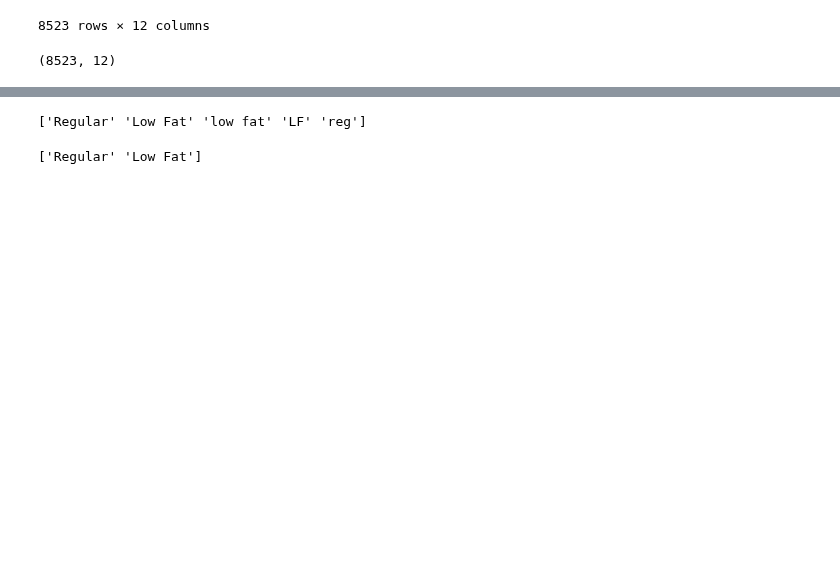
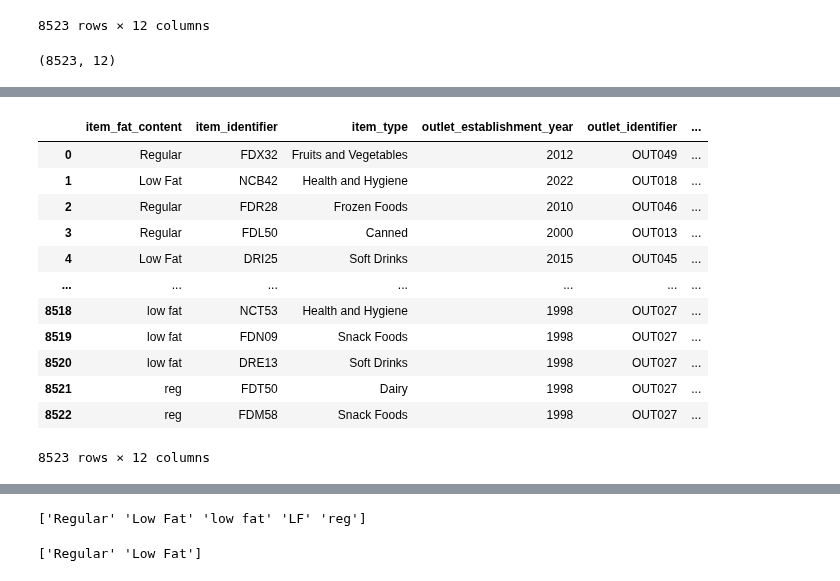
Before and after one commit to maheshkshi400/juypter, a Jupyter notebook: Data analytics/project/blinkit_analysis/blinkit_analysis.ipynb, the cells around one changed output, grey strips where cells are left out. Drawn from its saved outputs; the diff is of its cells as text; code cells hidden in the pictures; blank space fills up the shorter version.

```diff
--- a/Data analytics/project/blinkit_analysis/blinkit_analysis.ipynb
+++ b/Data analytics/project/blinkit_analysis/blinkit_analysis.ipynb
@@ -36,4 +36,22 @@ Index(['Item Fat Content', 'Item Identifier', 'Item Type',
       dtype='object')
+# %%
+df.columns = df.columns.str.lower()
+df.columns = df.columns.str.replace(' ','_')
+df
+# %% [output]
+|  | item_fat_content | item_identifier | item_type | outlet_establishment_year | outlet_identifier | ... |
+| 0 | Regular | FDX32 | Fruits and Vegetables | 2012 | OUT049 | ... |
+| 1 | Low Fat | NCB42 | Health and Hygiene | 2022 | OUT018 | ... |
+| 2 | Regular | FDR28 | Frozen Foods | 2010 | OUT046 | ... |
+| 3 | Regular | FDL50 | Canned | 2000 | OUT013 | ... |
+| 4 | Low Fat | DRI25 | Soft Drinks | 2015 | OUT045 | ... |
+| ... | ... | ... | ... | ... | ... | ... |
+| 8518 | low fat | NCT53 | Health and Hygiene | 1998 | OUT027 | ... |
+| 8519 | low fat | FDN09 | Snack Foods | 1998 | OUT027 | ... |
+| 8520 | low fat | DRE13 | Soft Drinks | 1998 | OUT027 | ... |
+| 8521 | reg | FDT50 | Dairy | 1998 | OUT027 | ... |
+| 8522 | reg | FDM58 | Snack Foods | 1998 | OUT027 | ... |
+8523 rows × 12 columns
 # %%
 df.dtypes
 # %% [output]
```
Also changed, not shown: parts of 38 cells of this notebook, 17 other files.
